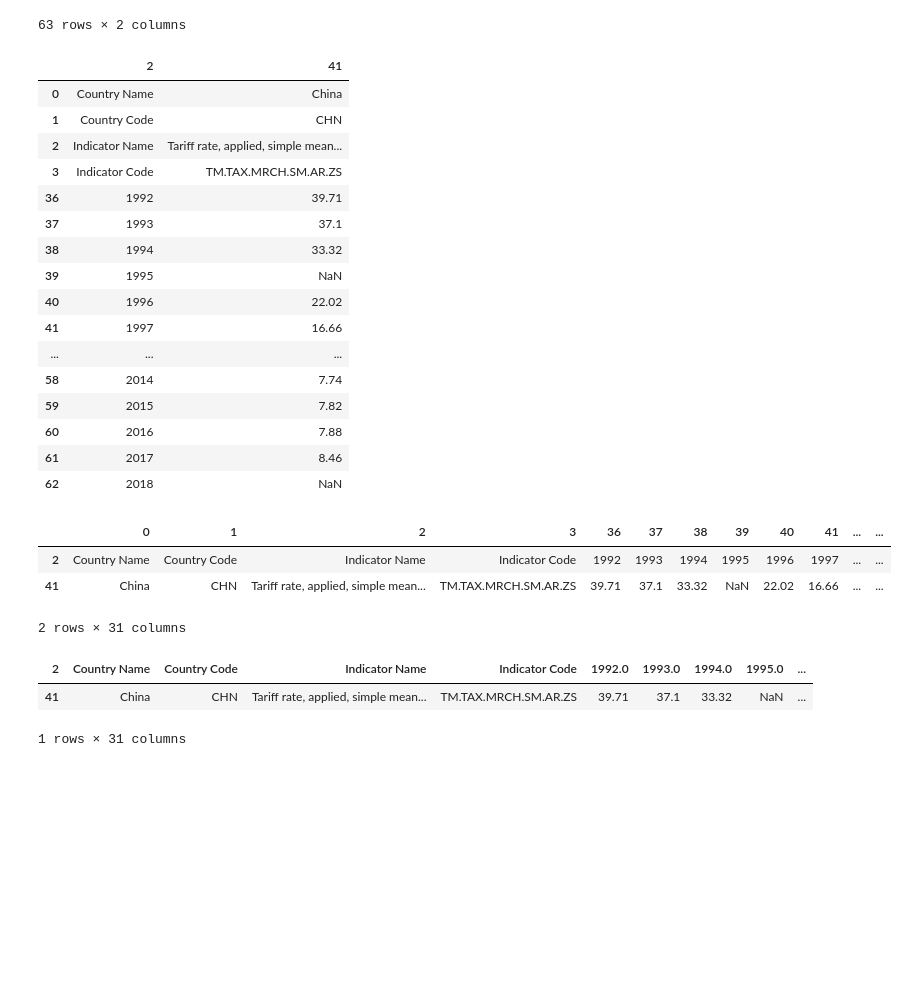
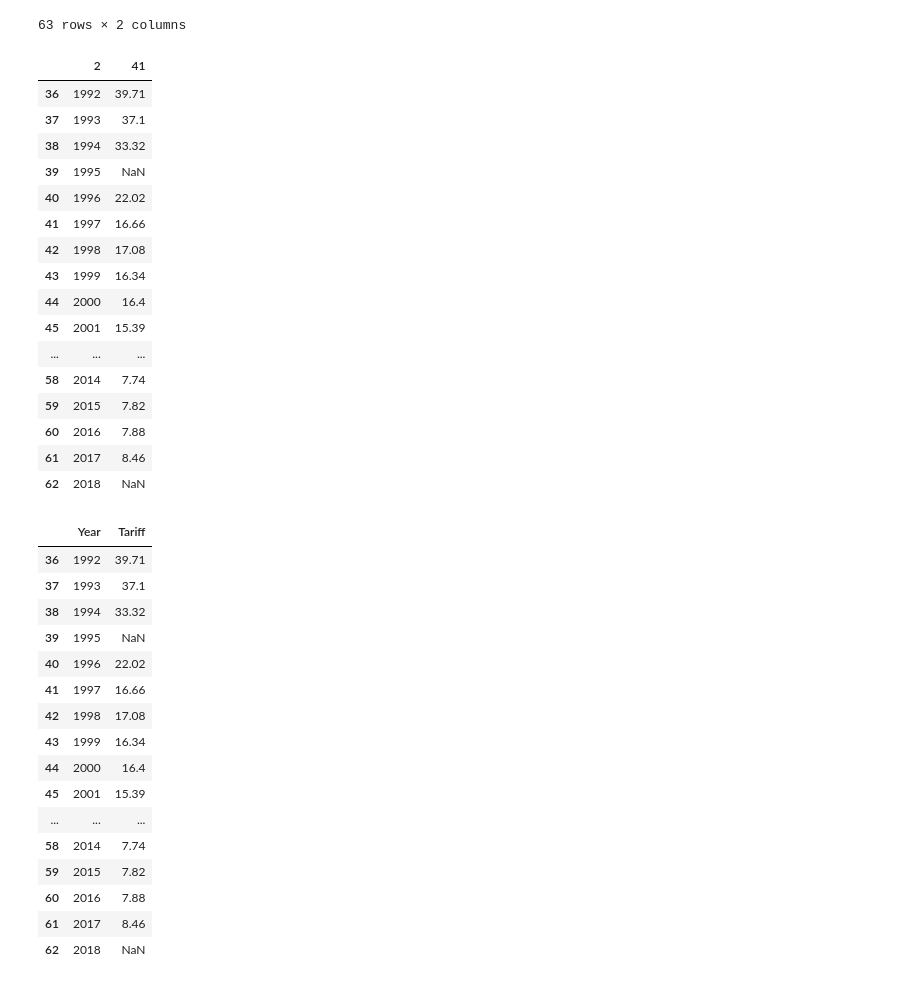
Before and after one commit to brmkim/599GroupRepo, a Jupyter notebook: FINAL.ipynb, the cells around one changed output. Cells and saved outputs as stored; diff of their text form; code cells hidden in the pictures; blank space fills up the shorter version.

```diff
--- a/FINAL.ipynb
+++ b/FINAL.ipynb
@@ -108,23 +88,24 @@ chinaTariff
 | 62 | 2018 | NaN |
 63 rows × 2 columns
 # %%
-# Deleting years 1960 to 1991 because we don't have a tariff data
+# Deleting the explanatory rows and
+# years from 1960 to 1991 because we don't have a tariff data
 # for those years
-tariff = chinaTariff.drop([4,5,6,7,8,9,10,11,12,13,14,15,16,17,18,19,20,
+tariff = chinaTariff.drop([0,1,2,3,4,5,6,7,8,9,10,11,12,13,14,15,16,17,18,19,20,
                           21,22,23,24,25,26,27,28,29,30,31,32,33,34,35], axis=0)
 tariff
 # %% [output]
 |  | 2 | 41 |
-| 0 | Country Name | China |
-| 1 | Country Code | CHN |
-| 2 | Indicator Name | Tariff rate, applied, simple mean... |
-| 3 | Indicator Code | TM.TAX.MRCH.SM.AR.ZS |
 | 36 | 1992 | 39.71 |
 | 37 | 1993 | 37.1 |
 | 38 | 1994 | 33.32 |
 | 39 | 1995 | NaN |
 | 40 | 1996 | 22.02 |
 | 41 | 1997 | 16.66 |
+| 42 | 1998 | 17.08 |
+| 43 | 1999 | 16.34 |
+| 44 | 2000 | 16.4 |
+| 45 | 2001 | 15.39 |
 | ... | ... | ... |
 | 58 | 2014 | 7.74 |
 | 59 | 2015 | 7.82 |
@@ -132,28 +113,24 @@ tariff
 | 61 | 2017 | 8.46 |
 | 62 | 2018 | NaN |
 # %%
-# Transpose the row and column
-tariff = tariff.transpose()
-
-# Checking
+# Renameing the column names
+tariff = tariff.rename(columns={2:'Year', 41:'Tariff'})
 tariff
 # %% [output]
-|  | 0 | 1 | 2 | 3 | 36 | 37 | 38 | 39 | 40 | 41 | ... | ... |
-| 2 | Country Name | Country Code | Indicator Name | Indicator Code | 1992 | 1993 | 1994 | 1995 | 1996 | 1997 | ... | ... |
-| 41 | China | CHN | Tariff rate, applied, simple mean... | TM.TAX.MRCH.SM.AR.ZS | 39.71 | 37.1 | 33.32 | NaN | 22.02 | 16.66 | ... | ... |
+|  | Year | Tariff |
+| 36 | 1992 | 39.71 |
+| 37 | 1993 | 37.1 |
+| 38 | 1994 | 33.32 |
+| 39 | 1995 | NaN |
+| 40 | 1996 | 22.02 |
+| 41 | 1997 | 16.66 |
+| 42 | 1998 | 17.08 |
+| 43 | 1999 | 16.34 |
+| 44 | 2000 | 16.4 |
+| 45 | 2001 | 15.39 |
+| ... | ... | ... |
+| 58 | 2014 | 7.74 |
+| 59 | 2015 | 7.82 |
+| 60 | 2016 | 7.88 |
+| 61 | 2017 | 8.46 |
+| 62 | 2018 | NaN |
-2 rows × 31 columns
-# %%
-# Reindexing. Making the first row as the new index
-tariff.columns = tariff.iloc[0]
-
-# Now drop the first row that's still there
-tariff = tariff.drop(tariff.index[0])
-
-# Checking
-tariff
-
-# Looks great!
-# %% [output]
-| 2 | Country Name | Country Code | Indicator Name | Indicator Code | 1992.0 | 1993.0 | 1994.0 | 1995.0 | ... |
-| 41 | China | CHN | Tariff rate, applied, simple mean... | TM.TAX.MRCH.SM.AR.ZS | 39.71 | 37.1 | 33.32 | NaN | ... |
-1 rows × 31 columns
```
Also changed, not shown: parts of 11 cells of this notebook, 4 other files.
